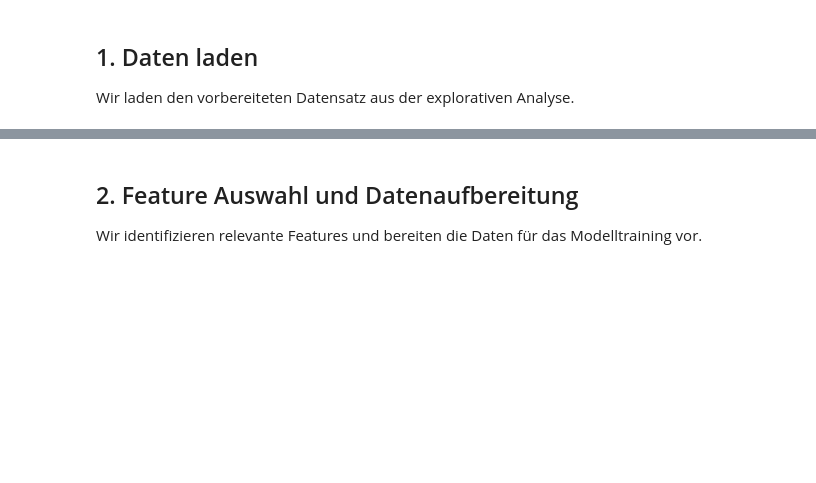
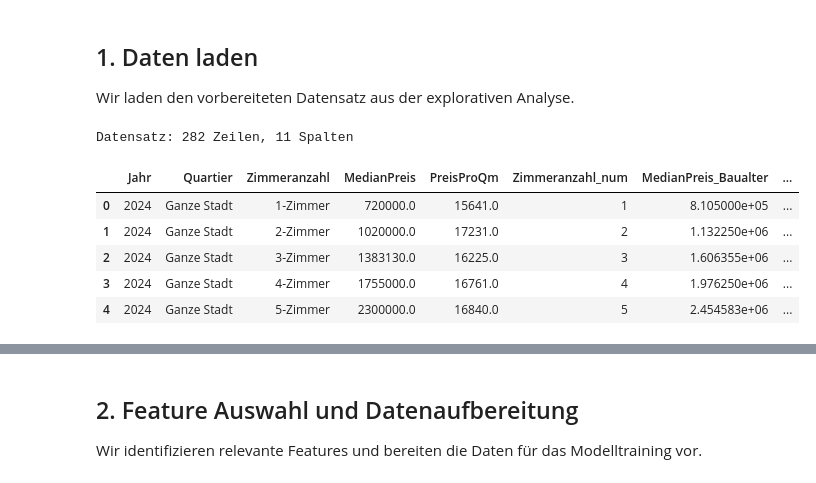
Before and after one commit to Rinor909/CS-Project_FS25, a Jupyter notebook: notebooks/model_dev.ipynb, the cells around one changed output, grey strips where cells are left out. Saved outputs shown, nothing was run; the diff lists cells and outputs as text; code cells hidden in the pictures; blank space fills up the shorter version.

Commit message:
Updated model development notebook

```diff
--- a/notebooks/model_dev.ipynb
+++ b/notebooks/model_dev.ipynb
@@ -29,10 +29,18 @@ plt.rcParams['figure.figsize'] = (12, 8)
 Wir laden den vorbereiteten Datensatz aus der explorativen Analyse.
 # %%
 # Verarbeiteten Datensatz laden
-df = pd.read_csv('../data/processed/modell_input_final.csv')
+df = pd.read_csv('https://raw.githubusercontent.com/Rinor909/zurich-real-estate/refs/heads/main/data/processed/modell_input_final.csv')
 
 print(f"Datensatz: {df.shape[0]} Zeilen, {df.shape[1]} Spalten")
 df.head()
+# %% [output]
+Datensatz: 282 Zeilen, 11 Spalten
+|  | Jahr | Quartier | Zimmeranzahl | MedianPreis | PreisProQm | Zimmeranzahl_num | MedianPreis_Baualter | ... |
+| 0 | 2024 | Ganze Stadt | 1-Zimmer | 720000.0 | 15641.0 | 1 | 8.105000e+05 | ... |
+| 1 | 2024 | Ganze Stadt | 2-Zimmer | 1020000.0 | 17231.0 | 2 | 1.132250e+06 | ... |
+| 2 | 2024 | Ganze Stadt | 3-Zimmer | 1383130.0 | 16225.0 | 3 | 1.606355e+06 | ... |
+| 3 | 2024 | Ganze Stadt | 4-Zimmer | 1755000.0 | 16761.0 | 4 | 1.976250e+06 | ... |
+| 4 | 2024 | Ganze Stadt | 5-Zimmer | 2300000.0 | 16840.0 | 5 | 2.454583e+06 | ... |
 # %%
 # Datenstatistik prüfen
 df.describe()
```
Also changed, not shown: parts of 15 cells of this notebook.
